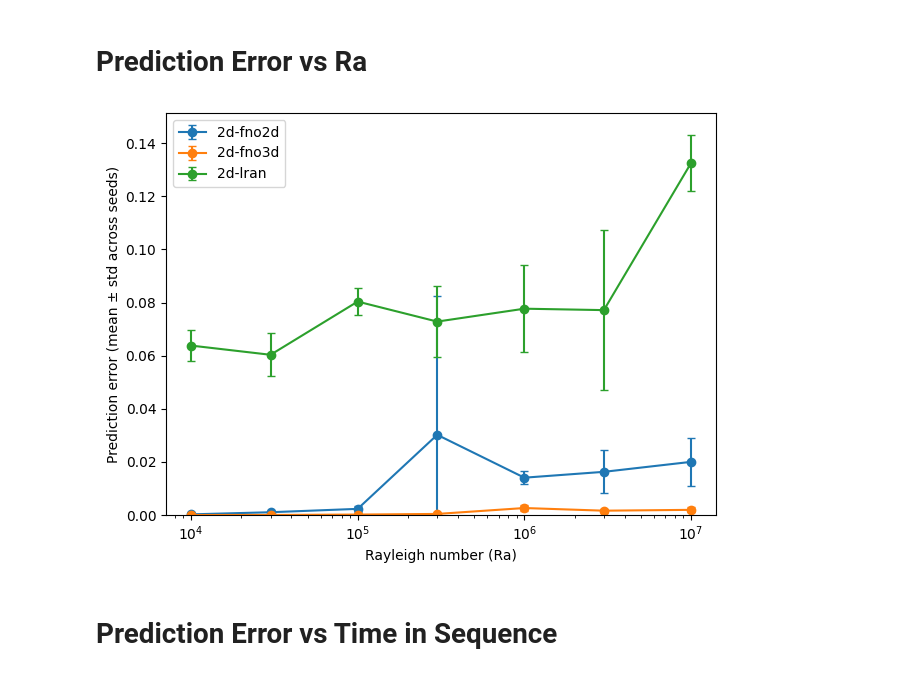
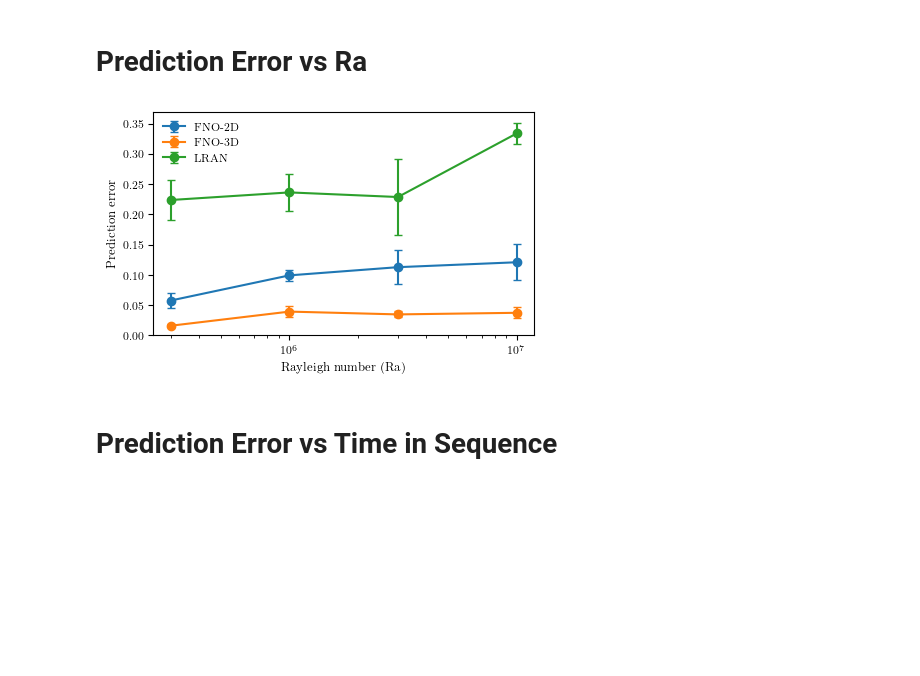
Before and after one commit to tmarkmann/RBC-PINN-Surrogate, a Jupyter notebook: notebooks/tm-6-2D-results.ipynb, the cells around one changed output. Drawn from its saved outputs; the diff is of its cells as text; code cells hidden in the pictures; blank space fills up the shorter version.

```diff
--- a/notebooks/tm-6-2D-results.ipynb
+++ b/notebooks/tm-6-2D-results.ipynb
@@ -26,40 +64,48 @@ df = pd.concat(
 # %% [markdown]
 # Prediction Error vs Ra
 # %%
+# TODO debug filter; filter out steps above 30
+#df = df[df["step"] <= 30]
+df = df[df["ra"] >= 300000]
+
 # 1) collapse each run (model, ra, seed) to a single scalar: mean error over all samples & timesteps
 per_run = (
     df.groupby(["model", "ra", "seed"], as_index=False)["value"]
     .mean()
     .rename(columns={"value": "run_mean"})
 )
 
 # 2) aggregate across seeds (between-run variability)
 summary = (
     per_run.groupby(["model", "ra"])["run_mean"]
     .agg(mu="mean", sigma="std", n_runs="count", best="min", median="median")
     .reset_index()
 )
 
 # standard error and 95% CI for convenience
-summary["se"] = summary["sigma"] / np.sqrt(summary["n_runs"]).replace(0, np.nan)
-summary["ci95"] = 1.96 * summary["se"]
+# summary["se"] = summary["sigma"] / np.sqrt(summary["n_runs"]).replace(0, np.nan)
+# summary["ci95"] = 1.96 * summary["se"]
 
 # nice sort by Ra (numeric) and model
 summary = summary.sort_values(["model", "ra"]).reset_index(drop=True)
+fig, ax = plt.subplots(figsize=set_size(455, fraction=0.7))
+
+for model, sub in summary.groupby("model"):
+    x = sub["ra"].values
+    y = sub["mu"].values
+    yerr = sub["sigma"].values
+    ax.errorbar(x, y, yerr=yerr, marker="o", capsize=3, label=model2name(model))
+
+ax.set_xlabel(r"Rayleigh number ($\mathrm{Ra}$)")
+ax.set_ylabel(r"Prediction error")
+ax.set_xscale("log")
+ax.set_ylim(bottom=0)
+ax.legend(frameon=False)
+fig.tight_layout(pad=0.5)
+
+# --- Save as vector PDF for LaTeX ---
+fig.savefig("figs/error_vs_ra.pdf")
+# %% [output]
+[figure, added]
-# %%
-for model, sub in summary.groupby("model"):
-    x = sub["ra"].values
-    y = sub["mu"].values
-    yerr = sub["sigma"].values
-    plt.errorbar(x, y, yerr=yerr, marker="o", capsize=3, label=model)
-
-plt.xlabel("Rayleigh number (Ra)")
-plt.ylabel("Prediction error (mean ± std across seeds)")
-plt.xscale("log")
-plt.ylim(bottom=0)
-plt.legend()
-plt.tight_layout()
-# %% [output]
-[figure, removed]
 # %% [markdown]
 # Prediction Error vs Time in Sequence
```
Also changed, not shown: parts of 11 cells of this notebook, 3 other files.
